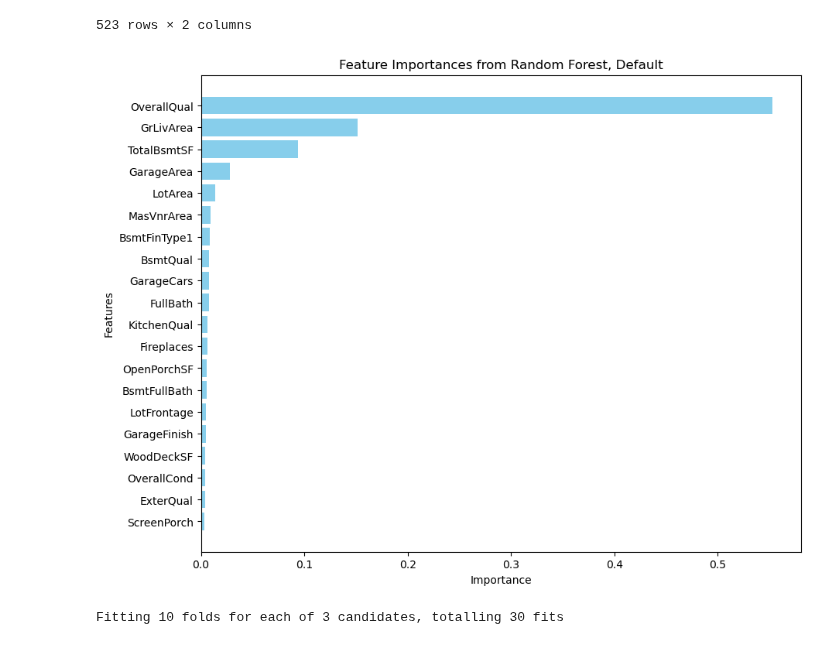
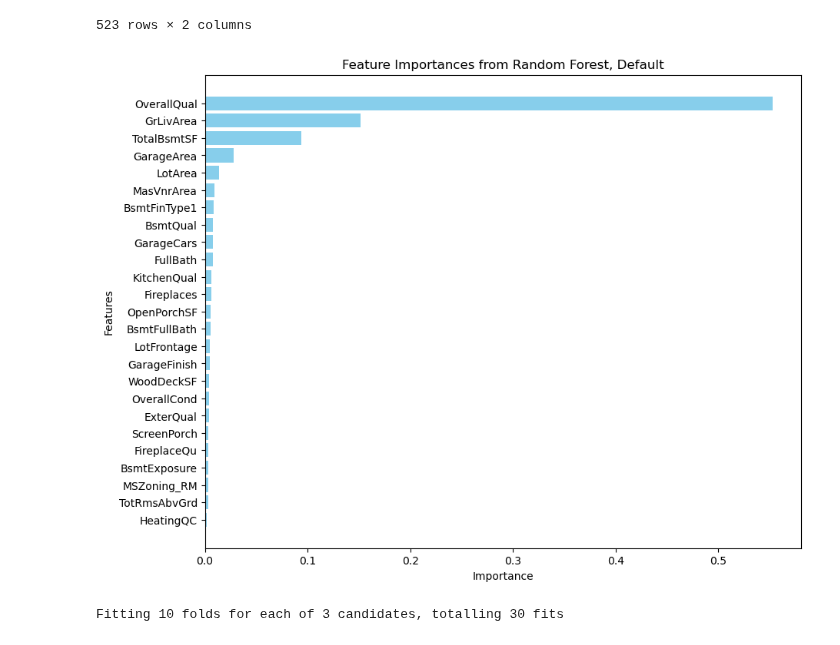
Before and after one commit to dimmediato/ML_Ames_Housing, a Jupyter notebook: Pipeline Python Final/Random_Forest_Models.ipynb, the cells around one changed output. Saved outputs shown, nothing was run; the diff lists cells and outputs as text; code cells hidden in the pictures.

```diff
--- a/Pipeline Python Final/Random_Forest_Models.ipynb
+++ b/Pipeline Python Final/Random_Forest_Models.ipynb
@@ -225,20 +225,20 @@ importance_df
 # %%
 import matplotlib.pyplot as plt
 # Sort the DataFrame by importance (if not already sorted)
 importance_df = importance_df.sort_values(by='Importance', ascending=False)
 # Select the top N features for a cleaner graph, you can adjust N based on your needs
-top_n = 20
+top_n = 25
 top_features = importance_df.head(top_n)
 # Create a bar plot for the feature importances
 plt.figure(figsize=(10, 8))  # Set the figure size (width, height in inches)
 plt.barh(top_features['Feature'], top_features['Importance'], color='skyblue')
 plt.xlabel('Importance')
 plt.ylabel('Features')
 plt.title('Feature Importances from Random Forest, Default')
 plt.gca().invert_yaxis()  # Invert the Y-axis to show the highest values at the top
 plt.show()
 # %% [output]
-[figure, old version]
+[figure, new version]
 # %%
 param_grid = {'regressor__n_estimators': [140, 150, 160],
                                  'regressor__max_depth': [None],
```
Also changed, not shown: parts of 1 cell of this notebook, 3 other files.
